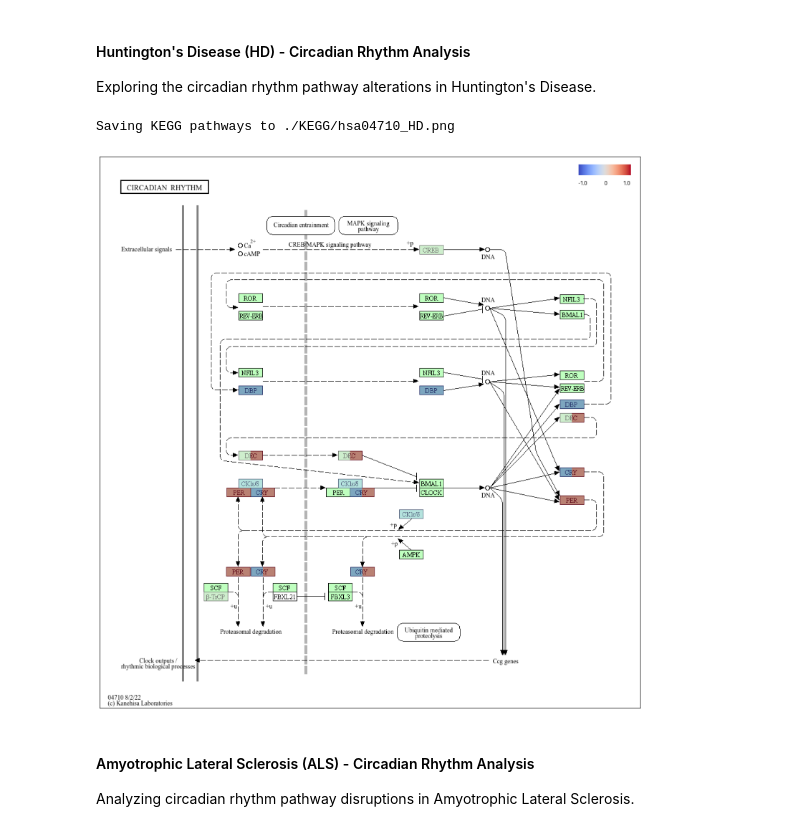
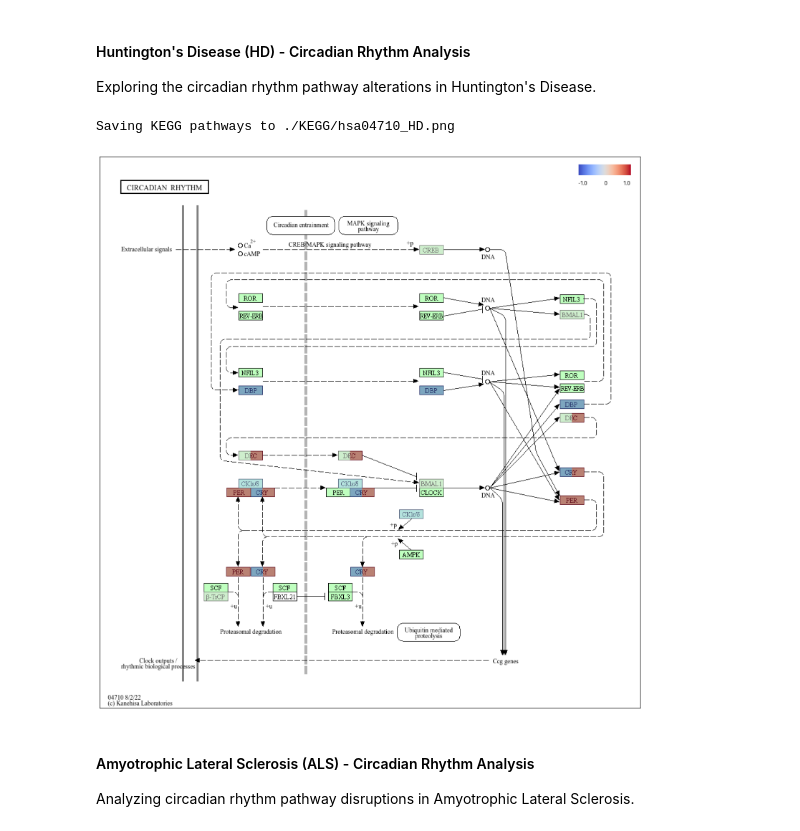
Before and after one commit to NiRuff/biocomet, a Jupyter notebook: UseCases/UseCase2-Circadian_Rhythm_Pathways_in_NDDs.ipynb, the cells around one changed output. Drawn from its saved outputs; the diff is of its cells as text; code cells hidden in the pictures.

```diff
--- a/UseCases/UseCase2-Circadian_Rhythm_Pathways_in_NDDs.ipynb
+++ b/UseCases/UseCase2-Circadian_Rhythm_Pathways_in_NDDs.ipynb
@@ -6,6 +8,10 @@ Building upon the comprehensive data compiled in [Ruffini et al., 2022](https://
 # %%
 from biocomet import examples
 from biocomet.visualization import visualize_KEGG
+
+from biocomet.examples import NDDs_long_df
+
+NDDs_long_df_DEG = NDDs_long_df[NDDs_long_df['OmicsLayer'] == 'DEG'].copy()
 # %% [markdown]
 #### Alzheimer's Disease (AD) - Circadian Rhythm Analysis
 Investigating the circadian rhythm pathway influenced by gene alterations in Alzheimer's Disease.
@@ -38,15 +50,18 @@ Saving KEGG pathways to ./KEGG/hsa04710_PD.png
 
 Exploring the circadian rhythm pathway alterations in Huntington's Disease.
 # %%
-# Load HD genes and their regulation data
-genesHD, regHD = examples.hs_hd_circ_genes, examples.hs_hd_circ_reg
-gene_reg_dictHD = dict(zip(genesHD, regHD))
+NDD = 'HD'
 
-# Visualize KEGG pathway for HD
-visualize_KEGG(pathway_id='hsa04710', gene_reg_dict=gene_reg_dictHD, organism='human', suffix='_HD')
+ndd_genes = NDDs_long_df_DEG[(NDDs_long_df_DEG['NDD'] == NDD)]['Gene']
+ndd_reg = NDDs_long_df_DEG[(NDDs_long_df_DEG['NDD'] == NDD)]['MeanRegDir']
+
+gene_reg_dict = dict(zip(ndd_genes, ndd_reg))
+
+# Visualize KEGG pathway for AD
+visualize_KEGG(pathway_id='hsa04710', gene_reg_dict=gene_reg_dict, organism='human', suffix='_' + NDD)
 # %% [output]
 Saving KEGG pathways to ./KEGG/hsa04710_HD.png
-[figure, old version]
+[figure, new version]
 # %% [markdown]
 #### Amyotrophic Lateral Sclerosis (ALS) - Circadian Rhythm Analysis
 
```
Also changed, not shown: parts of 5 cells of this notebook, 5 other files.
